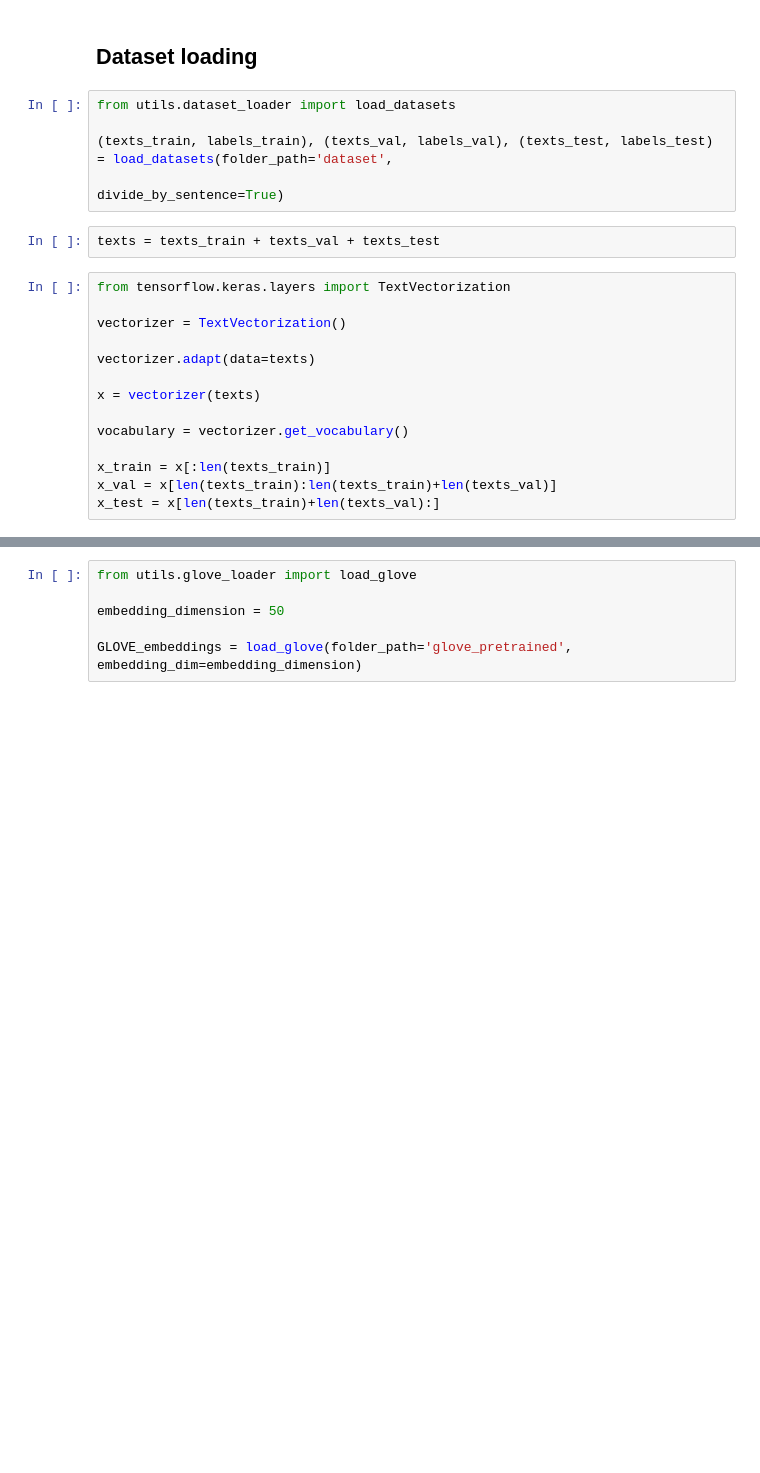
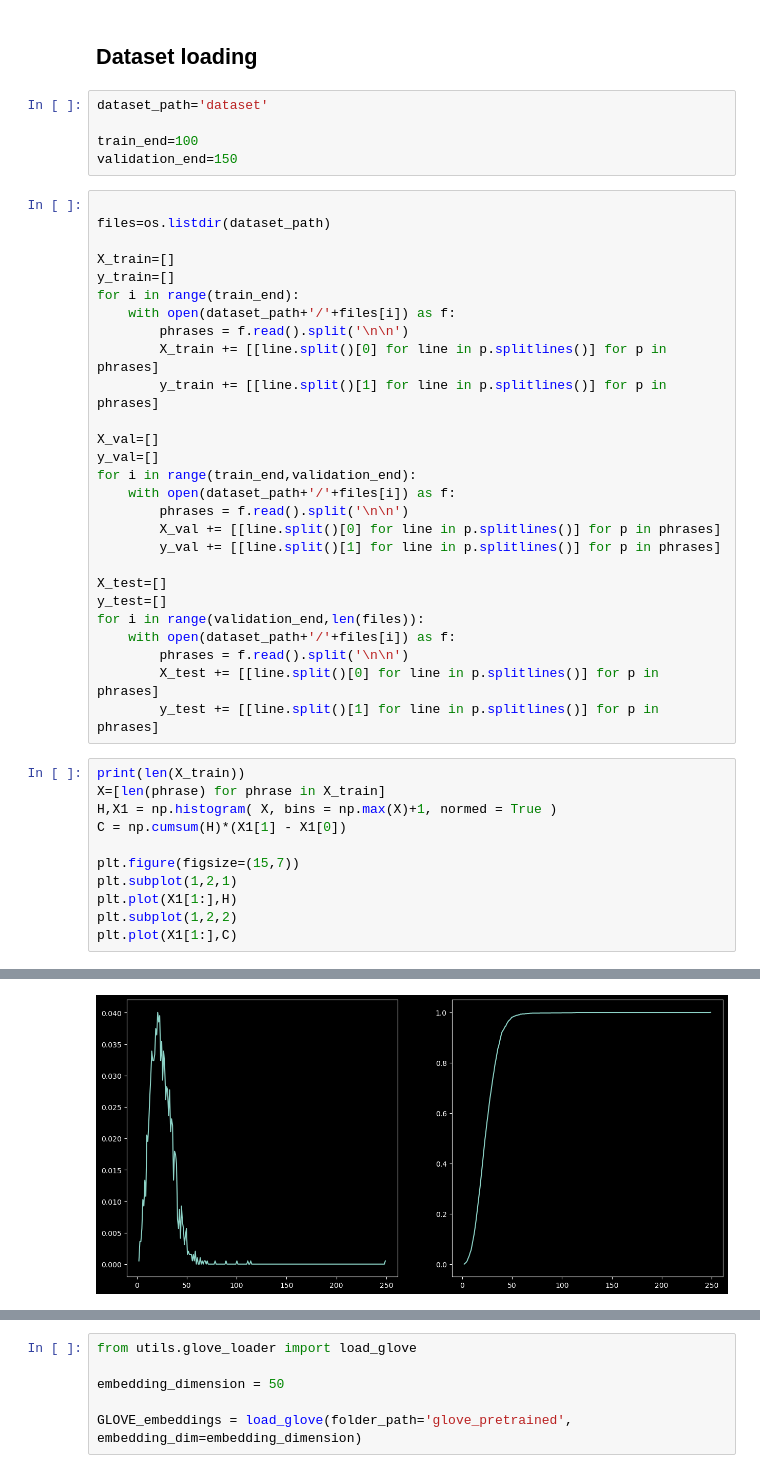
Before and after one commit to EnricoPittini/POS-tagging, a Jupyter notebook: notebook.ipynb, the cells around one changed output, grey strips where cells are left out. Drawn from its saved outputs; the diff is of its cells as text; blank space fills up the shorter version.

Commit message:
modified data loading, plotting histograms, cooccurrence matrix, start of training function

```diff
--- a/notebook.ipynb
+++ b/notebook.ipynb
@@ -7,23 +11,46 @@ The autoreload extension is already loaded. To reload it, use:
 # %% [markdown]
 ## Dataset loading
-# %%
-from utils.dataset_loader import load_datasets
-
-(texts_train, labels_train), (texts_val, labels_val), (texts_test, labels_test) = load_datasets(folder_path='dataset',
-                                                                                                divide_by_sentence=True)
-# %%
-texts = texts_train + texts_val + texts_test
-# %%
-from tensorflow.keras.layers import TextVectorization
-
-vectorizer = TextVectorization()
-
-vectorizer.adapt(data=texts)
-
-x = vectorizer(texts)
-
-vocabulary = vectorizer.get_vocabulary()
-
-x_train = x[:len(texts_train)]
-x_val = x[len(texts_train):len(texts_train)+len(texts_val)]
-x_test = x[len(texts_train)+len(texts_val):]
+# %%
+dataset_path='dataset'
+
+train_end=100
+validation_end=150
+# %%
+
+files=os.listdir(dataset_path)
+
+X_train=[]
+y_train=[]
+for i in range(train_end):
+    with open(dataset_path+'/'+files[i]) as f:
+        phrases = f.read().split('\n\n')
+        X_train += [[line.split()[0] for line in p.splitlines()] for p in phrases]
+        y_train += [[line.split()[1] for line in p.splitlines()] for p in phrases]
+
+X_val=[]
+y_val=[]
+for i in range(train_end,validation_end):
+    with open(dataset_path+'/'+files[i]) as f:
+        phrases = f.read().split('\n\n')
+        X_val += [[line.split()[0] for line in p.splitlines()] for p in phrases]
+        y_val += [[line.split()[1] for line in p.splitlines()] for p in phrases]
+
+X_test=[]
+y_test=[]
+for i in range(validation_end,len(files)):
+    with open(dataset_path+'/'+files[i]) as f:
+        phrases = f.read().split('\n\n')
+        X_test += [[line.split()[0] for line in p.splitlines()] for p in phrases]
+        y_test += [[line.split()[1] for line in p.splitlines()] for p in phrases]
+# %%
+print(len(X_train))
+X=[len(phrase) for phrase in X_train]
+H,X1 = np.histogram( X, bins = np.max(X)+1, normed = True )
+C = np.cumsum(H)*(X1[1] - X1[0])
+
+plt.figure(figsize=(15,7))
+plt.subplot(1,2,1)
+plt.plot(X1[1:],H)
+plt.subplot(1,2,2)
+plt.plot(X1[1:],C)
+# %% [output]
@@ -29,0 +59 @@ x_test = x[len(texts_train)+len(texts_val):]
+[figure, added]
```
Also changed, not shown: parts of 14 cells of this notebook.
